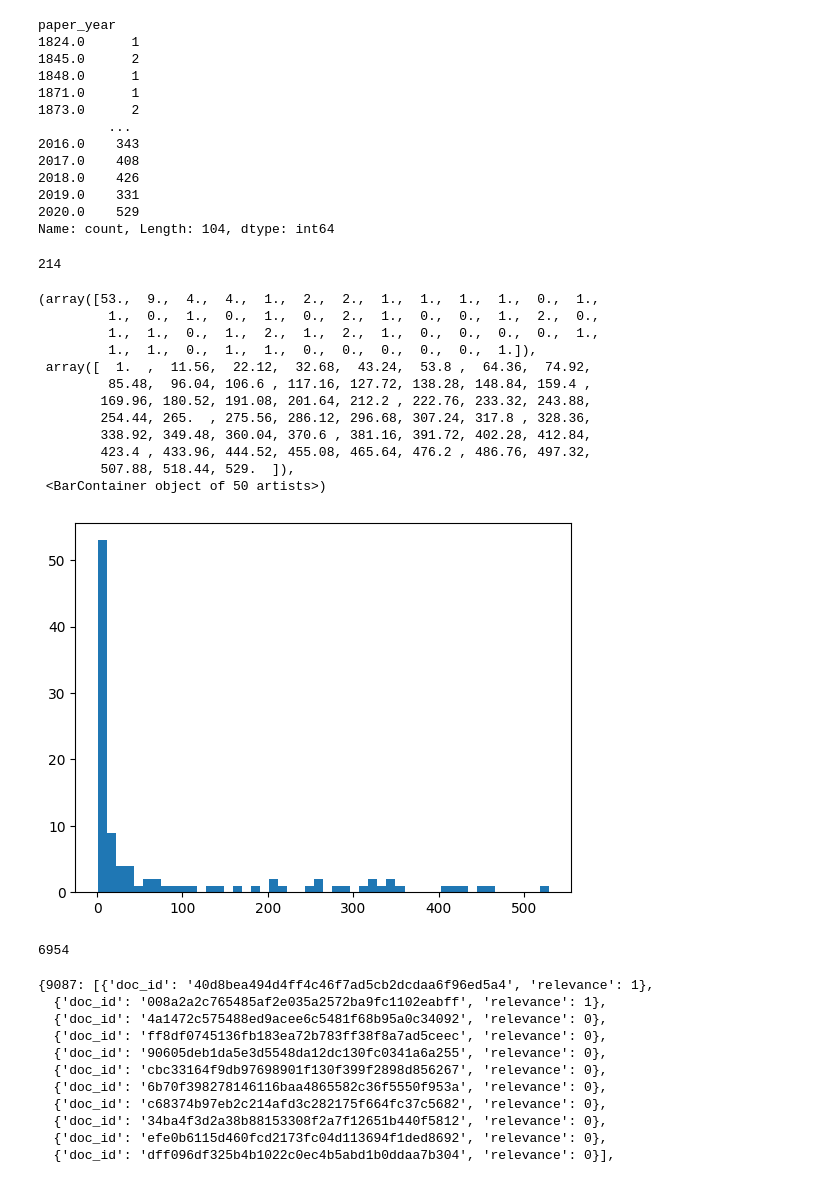
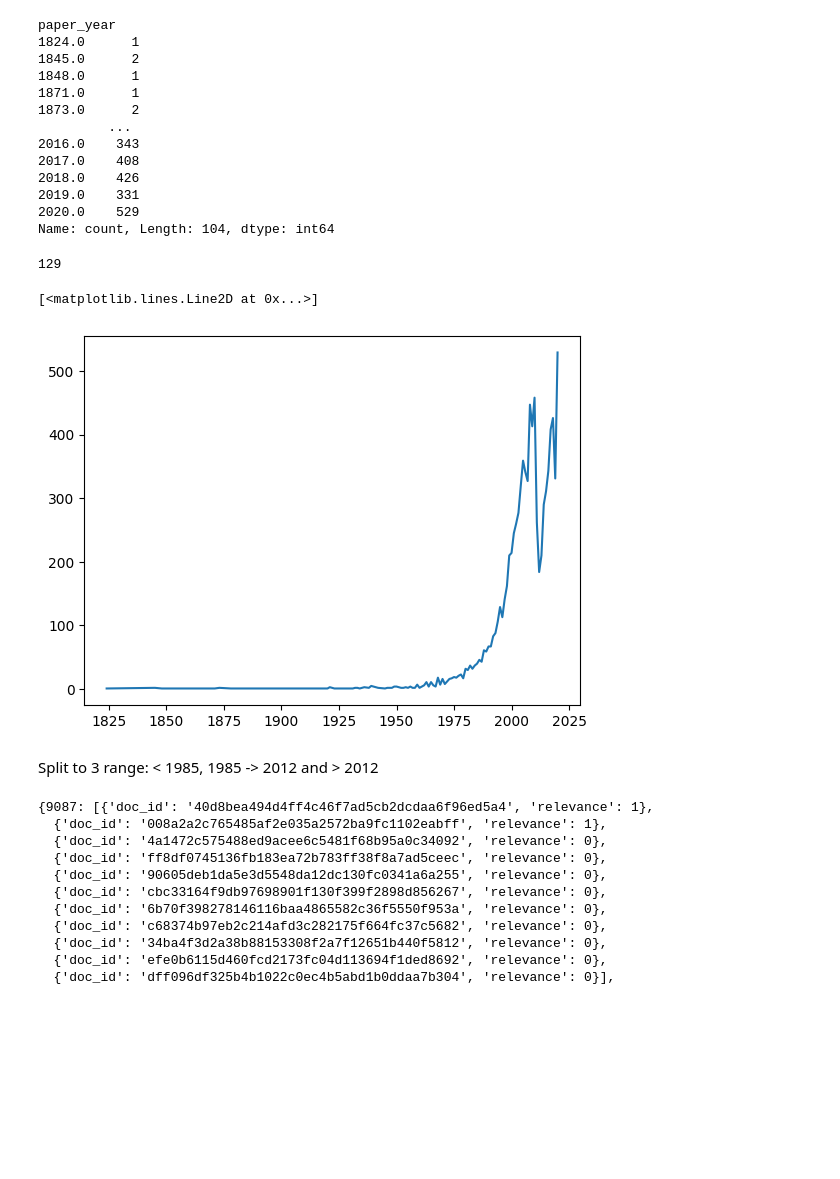
Before and after one commit to phuong-dinhmai/Hedron, a Jupyter notebook: data_analize/trec_data_analysis.ipynb, the cells around one changed output. Cells and saved outputs as stored; diff of their text form; code cells hidden in the pictures; blank space fills up the shorter version.

```diff
--- a/data_analize/trec_data_analysis.ipynb
+++ b/data_analize/trec_data_analysis.ipynb
@@ -6,7 +6,7 @@ import json
 import csv
 
 
-item_file = "data/TREC/corpus-subset-for-queries.papers.csv"
+item_file = "../data/TREC/corpus-subset-for-queries.papers.csv"
 df = pd.read_csv(item_file, header=0)
 
 
@@ -38,26 +38,11 @@ paper_year
 2020.0    529
 Name: count, Length: 104, dtype: int64
 # %%
-print(cnt[2000])
+print(cnt[1995])
 # %% [output]
-214
+129
 # %%
-plt.hist(cnt, bins=50)
+plt.plot(cnt)
 # %% [output]
-(array([53.,  9.,  4.,  4.,  1.,  2.,  2.,  1.,  1.,  1.,  1.,  0.,  1.,
-         1.,  0.,  1.,  0.,  1.,  0.,  2.,  1.,  0.,  0.,  1.,  2.,  0.,
-         1.,  1.,  0.,  1.,  2.,  1.,  2.,  1.,  0.,  0.,  0.,  0.,  1.,
-         1.,  1.,  0.,  1.,  1.,  0.,  0.,  0.,  0.,  0.,  1.]),
- array([  1.  ,  11.56,  22.12,  32.68,  43.24,  53.8 ,  64.36,  74.92,
-         85.48,  96.04, 106.6 , 117.16, 127.72, 138.28, 148.84, 159.4 ,
-        169.96, 180.52, 191.08, 201.64, 212.2 , 222.76, 233.32, 243.88,
-        254.44, 265.  , 275.56, 286.12, 296.68, 307.24, 317.8 , 328.36,
-        338.92, 349.48, 360.04, 370.6 , 381.16, 391.72, 402.28, 412.84,
-        423.4 , 433.96, 444.52, 455.08, 465.64, 476.2 , 486.76, 497.32,
-        507.88, 518.44, 529.  ]),
- <BarContainer object of 50 artists>)
+[<matplotlib.lines.Line2D at 0x...>]
-[figure, old version]
+[figure, new version]
-# %%
-print(cnt[2000:].sum())
-# %% [output]
-6954
@@ -68,0 +49,2 @@ df[["paper_sha", "unpopular"]].to_csv("data/TREC/year_group.csv")
+# %% [markdown]
+Split to 3 range: < 1985, 1985 -> 2012 and > 2012
```
Also changed, not shown: parts of 6 cells of this notebook, 13 other files.
